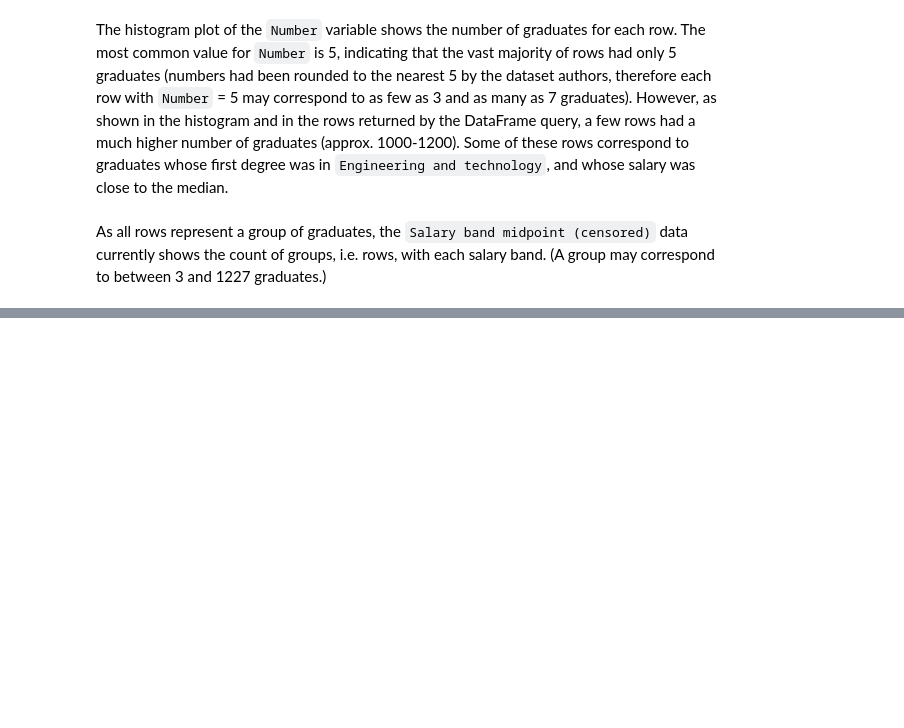
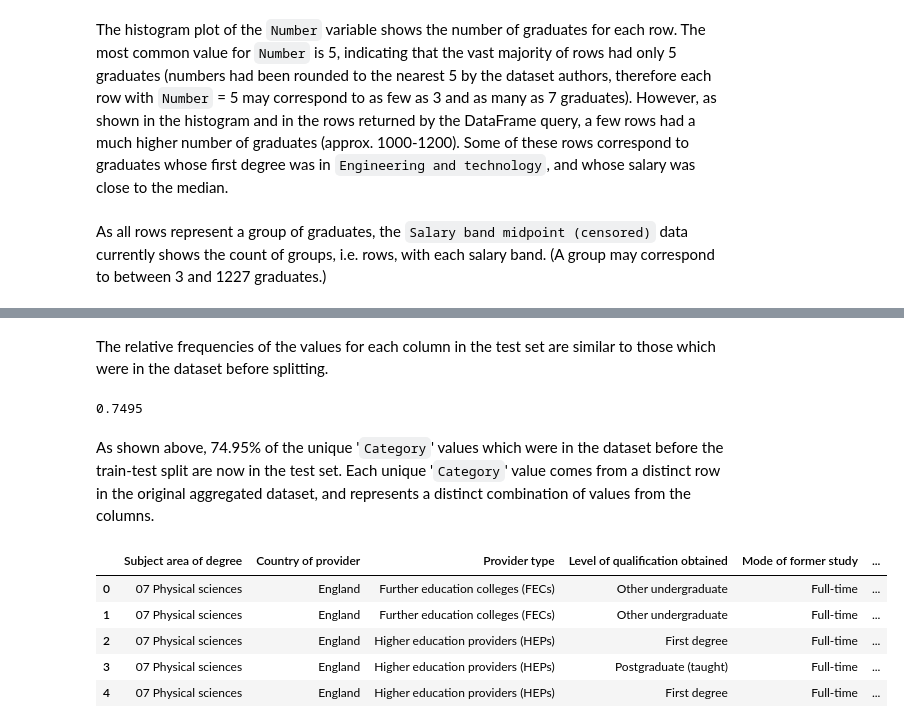
Before and after one commit to majidnam/higher-ed-data-analysis, a Jupyter notebook: higher_ed_data_analysis.ipynb, the cells around one changed output, grey strips where cells are left out. Saved outputs shown, nothing was run; the diff lists cells and outputs as text; code cells hidden in the pictures; blank space fills up the shorter version.

Commit message:
create train and test sets

```diff
--- a/higher_ed_data_analysis.ipynb
+++ b/higher_ed_data_analysis.ipynb
@@ -338,0 +396,4 @@ As all rows represent a group of graduates, the `Salary band midpoint (censored)
+# %%
+# Drop 'Number' column
+salary_df_individual = salary_df_copy.drop(columns = "Number")
+print(f"There are now {salary_df_individual.shape[0]} rows and {salary_df_individual.shape[1]} columns")
@@ -338,0 +414,7 @@ As all rows represent a group of graduates, the `Salary band midpoint (censored)
+# %%
+# Create a Category column and populate using the index
+salary_df_individual["Category"] = salary_df_individual.index
+salary_df_individual["Category"] = salary_df_individual["Category"].astype("string")
+
+# Reset index
+salary_df_individual.reset_index(inplace = True, drop = True)
@@ -338,0 +427,14 @@ As all rows represent a group of graduates, the `Salary band midpoint (censored)
+# %%
+from sklearn.model_selection import StratifiedKFold
+warnings.filterwarnings("ignore", category=UserWarning)
+
+salary_df_individual2 = salary_df_individual.copy()
+
+# Stratified k-fold split
+splitter = StratifiedKFold(n_splits = 10)
+for train_index, test_index in splitter.split(salary_df_individual2, salary_df_individual2["Category"]):
+    salary_train = salary_df_individual2.loc[train_index]
+    salary_test = salary_df_individual2.loc[test_index]
+
+print(f"The training set now has {salary_train.shape[0]} rows and {salary_train.shape[1]} columns.")
+print(f"The test set now has {salary_test.shape[0]} rows and {salary_test.shape[1]} columns.")
@@ -338,0 +592,9 @@ As all rows represent a group of graduates, the `Salary band midpoint (censored)
+# %% [markdown]
+The relative frequencies of the values for each column in the test set are similar to those which were in the dataset before splitting.
+# %%
+# Unique 'Category' values in the test set
+print(f"{len(salary_test["Category"].unique()) / len(salary_df_individual["Category"].unique()):.4f}")
+# %% [output]
+0.7495
+# %% [markdown]
+As shown above, 74.95% of the unique '`Category`' values which were in the dataset before the train-test split are now in the test set. Each unique '`Category`' value comes from a distinct row in the original aggregated dataset, and represents a distinct combination of values from the columns.
@@ -338,0 +605,10 @@ As all rows represent a group of graduates, the `Salary band midpoint (censored)
+# %%
+# Display training set
+salary_train.head(5)
+# %% [output]
+|  | Subject area of degree | Country of provider | Provider type | Level of qualification obtained | Mode of former study | ... |
+| 0 | 07 Physical sciences | England | Further education colleges (FECs) | Other undergraduate | Full-time | ... |
+| 1 | 07 Physical sciences | England | Further education colleges (FECs) | Other undergraduate | Full-time | ... |
+| 2 | 07 Physical sciences | England | Higher education providers (HEPs) | First degree | Full-time | ... |
+| 3 | 07 Physical sciences | England | Higher education providers (HEPs) | Postgraduate (taught) | Full-time | ... |
+| 4 | 07 Physical sciences | England | Higher education providers (HEPs) | First degree | Full-time | ... |
```
Also changed, not shown: parts of 16 cells of this notebook.
